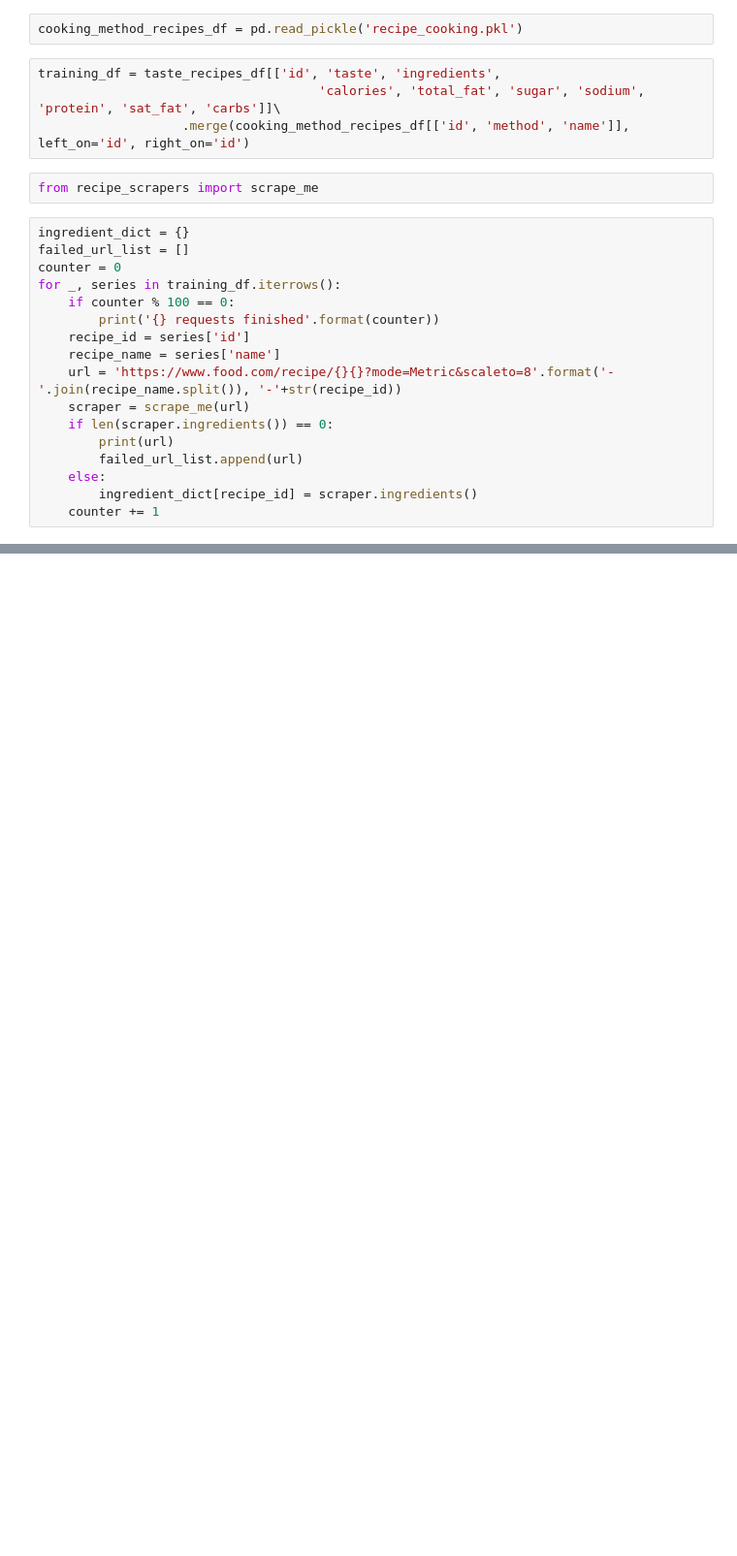
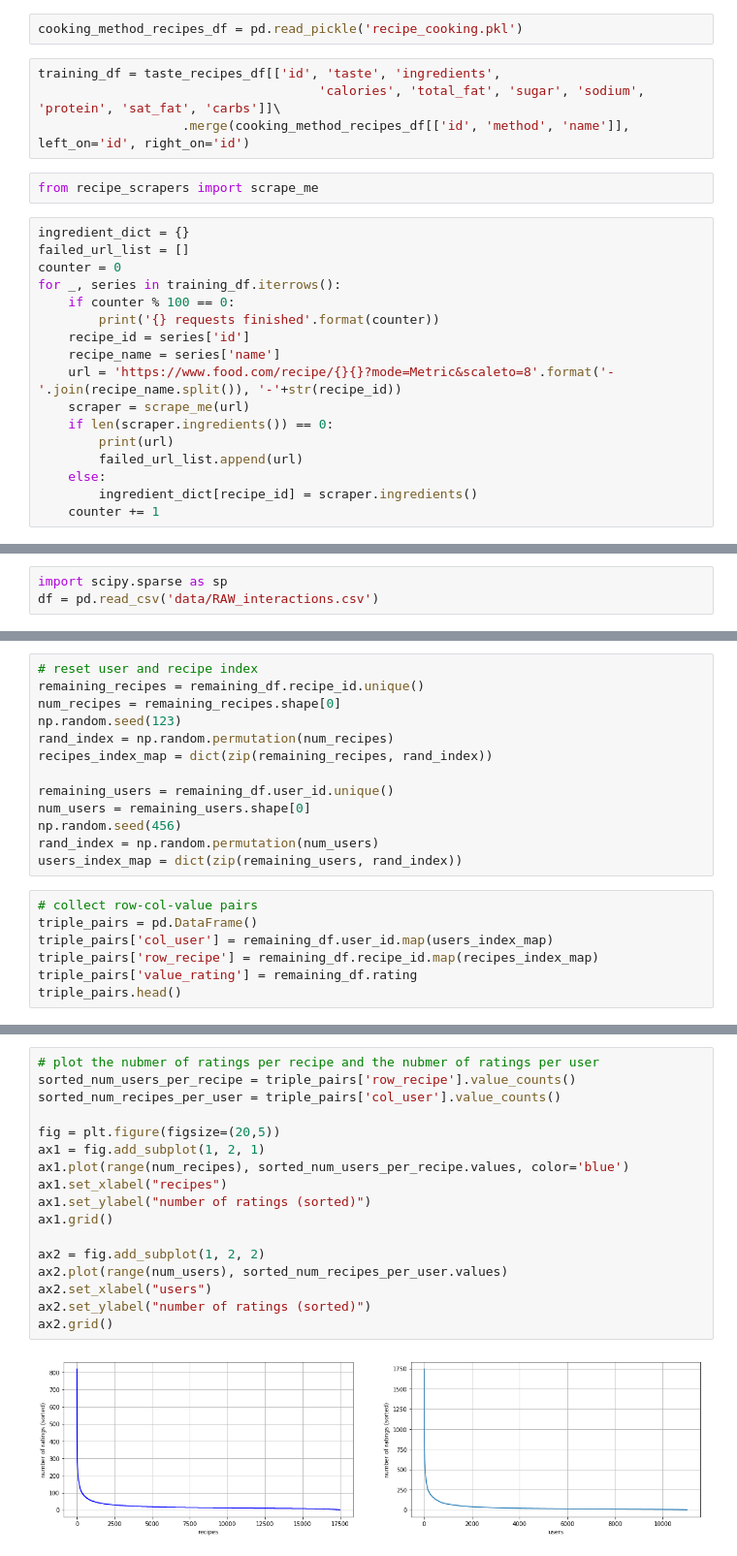
Before and after one commit to JiahuaWU/ada2019, a Jupyter notebook: Milestone2.ipynb, the cells around one changed output, grey strips where cells are left out. Shown at 97% size. Drawn from its saved outputs; the diff is of its cells as text; blank space fills up the shorter version.

```diff
--- a/Milestone2.ipynb
+++ b/Milestone2.ipynb
@@ -1020,0 +1026,3 @@ for _, series in training_df.iterrows():
+# %%
+import scipy.sparse as sp
+df = pd.read_csv('data/RAW_interactions.csv')
@@ -1020,0 +1058,20 @@ for _, series in training_df.iterrows():
+# %%
+# reset user and recipe index
+remaining_recipes = remaining_df.recipe_id.unique()
+num_recipes = remaining_recipes.shape[0]
+np.random.seed(123)
+rand_index = np.random.permutation(num_recipes)
+recipes_index_map = dict(zip(remaining_recipes, rand_index))
+
+remaining_users = remaining_df.user_id.unique()
+num_users = remaining_users.shape[0]
+np.random.seed(456)
+rand_index = np.random.permutation(num_users)
+users_index_map = dict(zip(remaining_users, rand_index))
+# %%
+# collect row-col-value pairs
+triple_pairs = pd.DataFrame()
+triple_pairs['col_user'] = remaining_df.user_id.map(users_index_map)
+triple_pairs['row_recipe'] = remaining_df.recipe_id.map(recipes_index_map)
+triple_pairs['value_rating'] = remaining_df.rating
+triple_pairs.head()
@@ -1020,0 +1085,19 @@ for _, series in training_df.iterrows():
+# %%
+# plot the nubmer of ratings per recipe and the nubmer of ratings per user
+sorted_num_users_per_recipe = triple_pairs['row_recipe'].value_counts()
+sorted_num_recipes_per_user = triple_pairs['col_user'].value_counts()
+
+fig = plt.figure(figsize=(20,5))
+ax1 = fig.add_subplot(1, 2, 1)
+ax1.plot(range(num_recipes), sorted_num_users_per_recipe.values, color='blue')
+ax1.set_xlabel("recipes")
+ax1.set_ylabel("number of ratings (sorted)")
+ax1.grid()
+
+ax2 = fig.add_subplot(1, 2, 2)
+ax2.plot(range(num_users), sorted_num_recipes_per_user.values)
+ax2.set_xlabel("users")
+ax2.set_ylabel("number of ratings (sorted)")
+ax2.grid()
+# %% [output]
+[figure, added]
```
Also changed, not shown: parts of 14 cells of this notebook.
